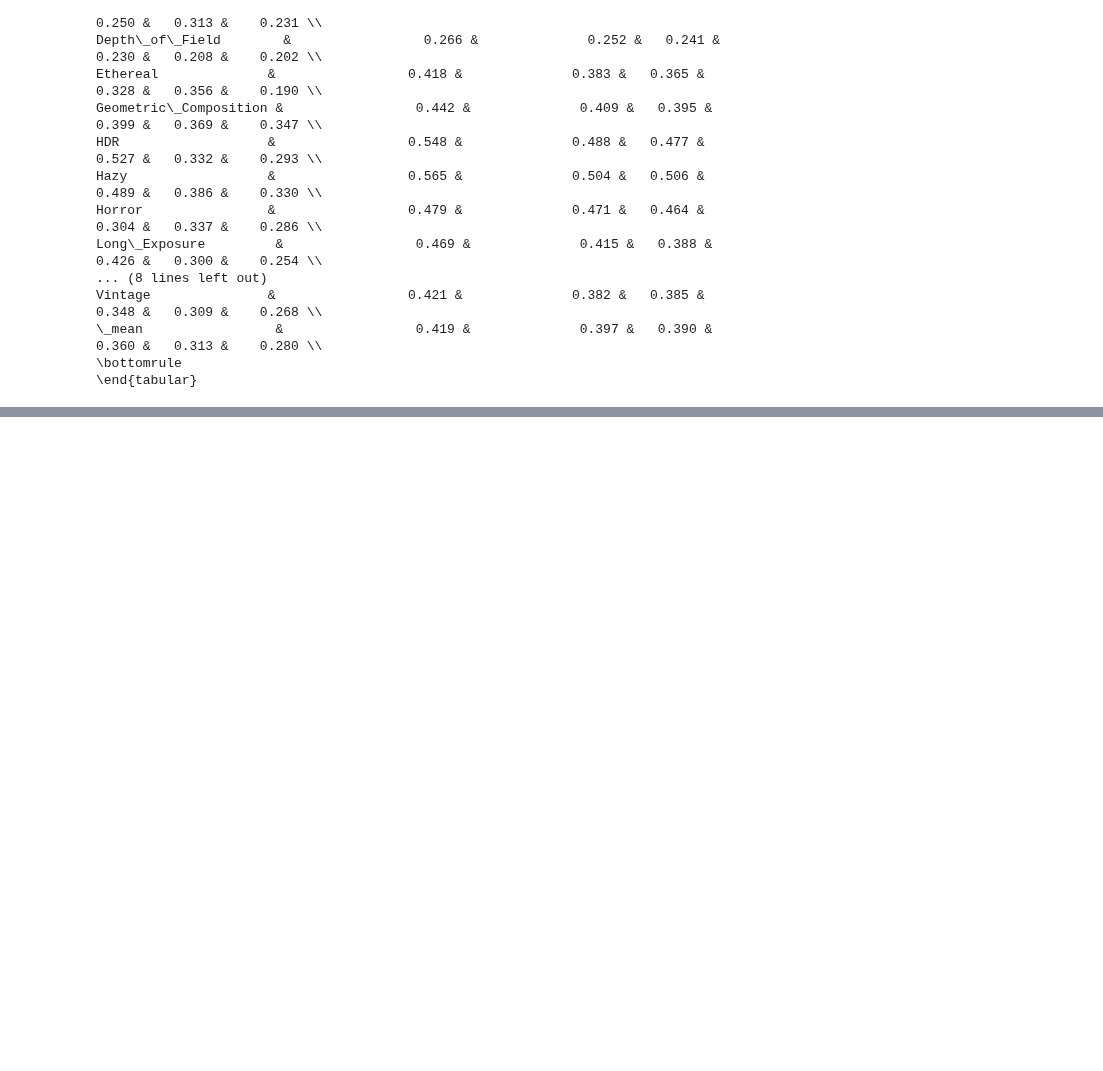
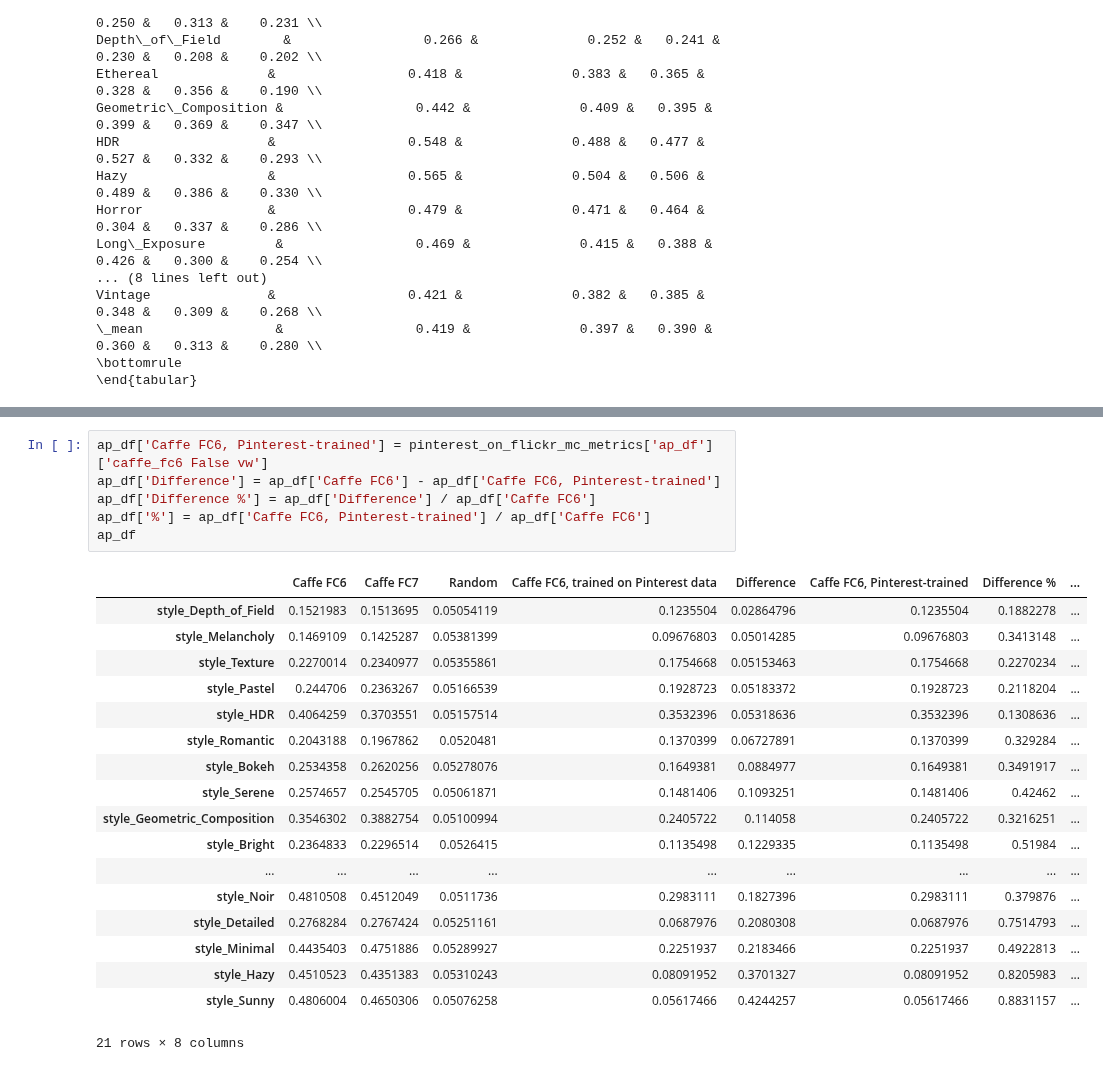
Before and after one commit to sergeyk/vislab, a Jupyter notebook: image_style_experiments/flickr results.ipynb, the cells around one changed output, grey strips where cells are left out. Drawn from its saved outputs; the diff is of its cells as text; blank space fills up the shorter version.

```diff
--- a/image_style_experiments/flickr results.ipynb
+++ b/image_style_experiments/flickr results.ipynb
@@ -177,0 +167,25 @@ Vintage               &                 0.421 &              0.382 &   0.385 &
+# %%
+ap_df['Caffe FC6, Pinterest-trained'] = pinterest_on_flickr_mc_metrics['ap_df']['caffe_fc6 False vw']
+ap_df['Difference'] = ap_df['Caffe FC6'] - ap_df['Caffe FC6, Pinterest-trained']
+ap_df['Difference %'] = ap_df['Difference'] / ap_df['Caffe FC6']
+ap_df['%'] = ap_df['Caffe FC6, Pinterest-trained'] / ap_df['Caffe FC6']
+ap_df
+# %% [output]
+|  | Caffe FC6 | Caffe FC7 | Random | Caffe FC6, trained on Pinterest data | Difference | Caffe FC6, Pinterest-trained | Difference % | ... |
+| style_Depth_of_Field | 0.1521983 | 0.1513695 | 0.05054119 | 0.1235504 | 0.02864796 | 0.1235504 | 0.1882278 | ... |
+| style_Melancholy | 0.1469109 | 0.1425287 | 0.05381399 | 0.09676803 | 0.05014285 | 0.09676803 | 0.3413148 | ... |
+| style_Texture | 0.2270014 | 0.2340977 | 0.05355861 | 0.1754668 | 0.05153463 | 0.1754668 | 0.2270234 | ... |
+| style_Pastel | 0.244706 | 0.2363267 | 0.05166539 | 0.1928723 | 0.05183372 | 0.1928723 | 0.2118204 | ... |
+| style_HDR | 0.4064259 | 0.3703551 | 0.05157514 | 0.3532396 | 0.05318636 | 0.3532396 | 0.1308636 | ... |
+| style_Romantic | 0.2043188 | 0.1967862 | 0.0520481 | 0.1370399 | 0.06727891 | 0.1370399 | 0.329284 | ... |
+| style_Bokeh | 0.2534358 | 0.2620256 | 0.05278076 | 0.1649381 | 0.0884977 | 0.1649381 | 0.3491917 | ... |
+| style_Serene | 0.2574657 | 0.2545705 | 0.05061871 | 0.1481406 | 0.1093251 | 0.1481406 | 0.42462 | ... |
+| style_Geometric_Composition | 0.3546302 | 0.3882754 | 0.05100994 | 0.2405722 | 0.114058 | 0.2405722 | 0.3216251 | ... |
+| style_Bright | 0.2364833 | 0.2296514 | 0.0526415 | 0.1135498 | 0.1229335 | 0.1135498 | 0.51984 | ... |
+| ... | ... | ... | ... | ... | ... | ... | ... | ... |
+| style_Noir | 0.4810508 | 0.4512049 | 0.0511736 | 0.2983111 | 0.1827396 | 0.2983111 | 0.379876 | ... |
+| style_Detailed | 0.2768284 | 0.2767424 | 0.05251161 | 0.0687976 | 0.2080308 | 0.0687976 | 0.7514793 | ... |
+| style_Minimal | 0.4435403 | 0.4751886 | 0.05289927 | 0.2251937 | 0.2183466 | 0.2251937 | 0.4922813 | ... |
+| style_Hazy | 0.4510523 | 0.4351383 | 0.05310243 | 0.08091952 | 0.3701327 | 0.08091952 | 0.8205983 | ... |
+| style_Sunny | 0.4806004 | 0.4650306 | 0.05076258 | 0.05617466 | 0.4244257 | 0.05617466 | 0.8831157 | ... |
+21 rows × 8 columns
```
Also changed, not shown: parts of 16 cells of this notebook, 13 other files.
